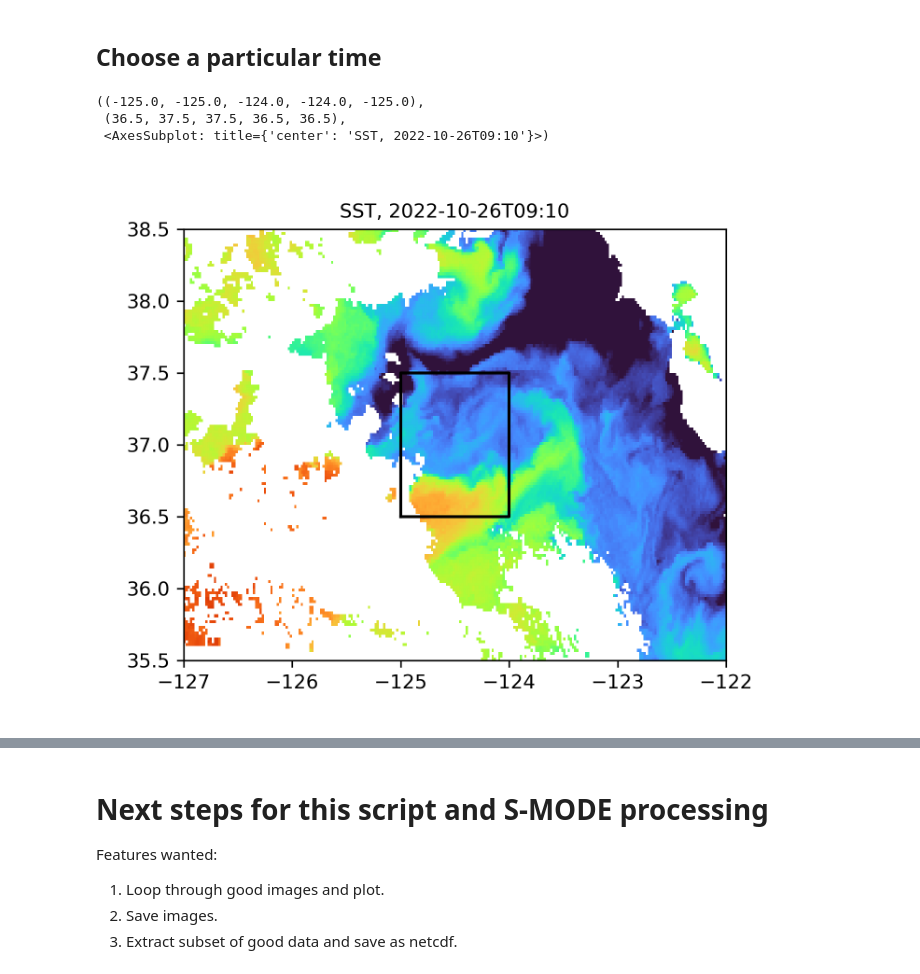
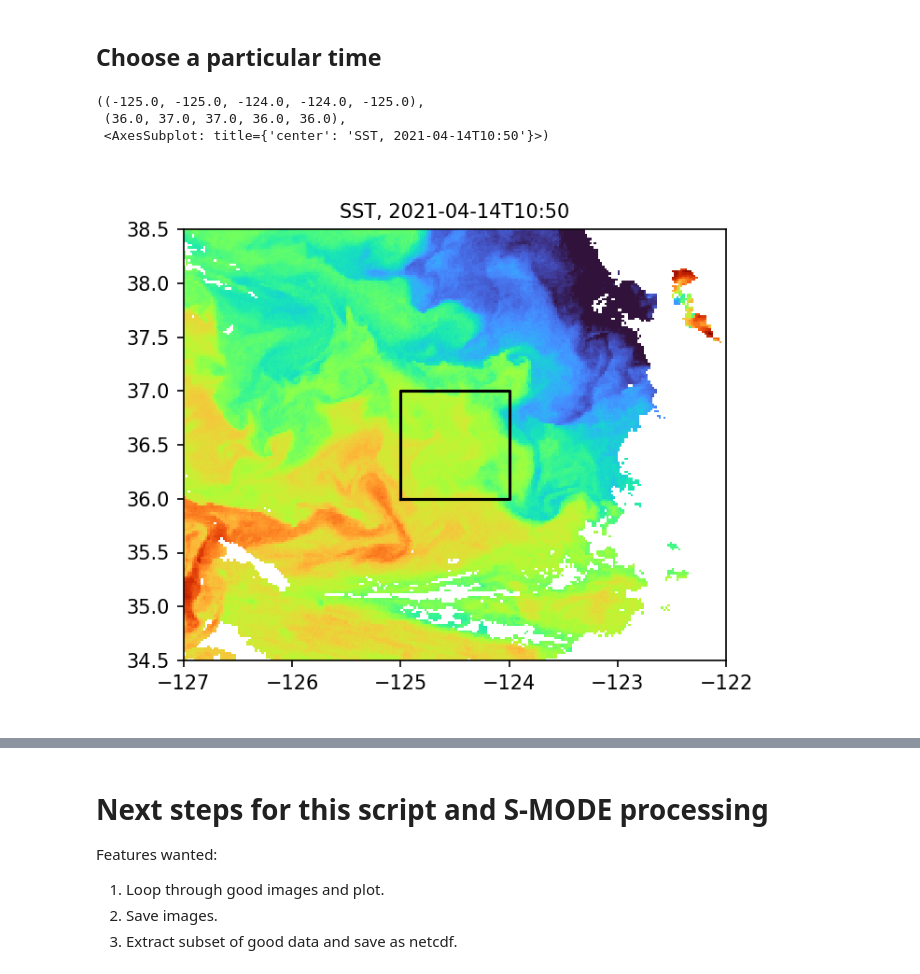
Before and after one commit to jtomfarrar/AWS_EC2_computing_2023, a Jupyter notebook: notebooks/find_VIIRS_SST.ipynb, the cells around one changed output, grey strips where cells are left out. Drawn from its saved outputs; the diff is of its cells as text; code cells hidden in the pictures.

```diff
--- a/notebooks/find_VIIRS_SST.ipynb
+++ b/notebooks/find_VIIRS_SST.ipynb
@@ -124,7 +130,8 @@ s3fs.core.S3FileSystem
 # %%
 # Center location
 #site = 'S-MODE'
-site = 'S-MODE IOP1'
+#site = 'S-MODE IOP1'
+site = 'S-MODE IOP2'
 #site = 'SPURS-1'
 
 if site == 'S-MODE':
@@ -137,6 +144,11 @@ elif site == 'S-MODE IOP1':
     lat0 = 37
     dlon = 2.5 # half of box width in lon
     dlat = 1.5 # half of box width in lat
+elif site == 'S-MODE IOP2':
+    lon0 = -124.5
+    lat0 = 36.5
+    dlon = 2.5 # half of box width in lon
+    dlat = 2.0 # half of box width in lat
 elif site == 'SPURS-2':
     lon0 = -125
     lat0 = 10
@@ -160,6 +172,9 @@ if site == 'S-MODE':
 elif site == 'S-MODE IOP1':
     start_time = '2022-10-01T00:00:00Z'#
     end_time = '2022-11-6T00:00:00Z'
+elif site == 'S-MODE IOP2':
+    start_time = '2021-04-01T00:00:00Z'#
+    end_time = '2021-05-6T00:00:00Z'
 elif site == 'SPURS-2':
     start_time = '2017-1-05T00:00:00Z'#'2016-8-20T00:00:00Z'
     end_time = '2017-11-6T00:00:00Z'
@@ -343,16 +358,16 @@ day_str = np.datetime_as_string(ds2.time,unit='m')
 # %%
 fig = plt.figure()
 ax = plt.gca()
 plt.set_cmap(cmap=plt.get_cmap('turbo'))
 ax.set_title('SST, ' + day_str, size = 10.)
-V=np.array([12,20])#np.array([25.5,26.5])+-3.75
+V=np.array([8,14])#np.array([25.5,26.5])+-3.75
 cs = plt.pcolormesh(ds2.lon,ds2.lat,ds2.sea_surface_temperature.squeeze()-274.15,vmin=V[0],vmax=V[1])
 plot_criterion_box(ax,color='k')
 # %% [output]
 ((-125.0, -125.0, -124.0, -124.0, -125.0),
- (36.5, 37.5, 37.5, 36.5, 36.5),
- <AxesSubplot: title={'center': 'SST, 2022-10-26T09:10'}>)
+ (36.0, 37.0, 37.0, 36.0, 36.0),
+ <AxesSubplot: title={'center': 'SST, 2021-04-14T10:50'}>)
-[figure, old version]
+[figure, new version]
 # %%
 fig = plt.figure()
 ax = plt.axes(projection = ccrs.PlateCarree(central_longitude=-125))  # Orthographic
```
Also changed, not shown: parts of 17 cells of this notebook, 4 other files.
